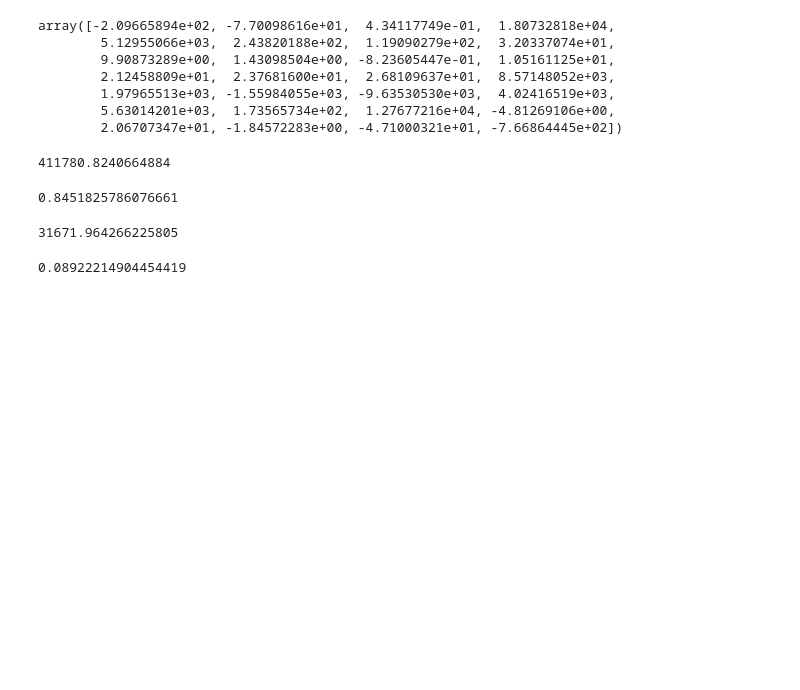
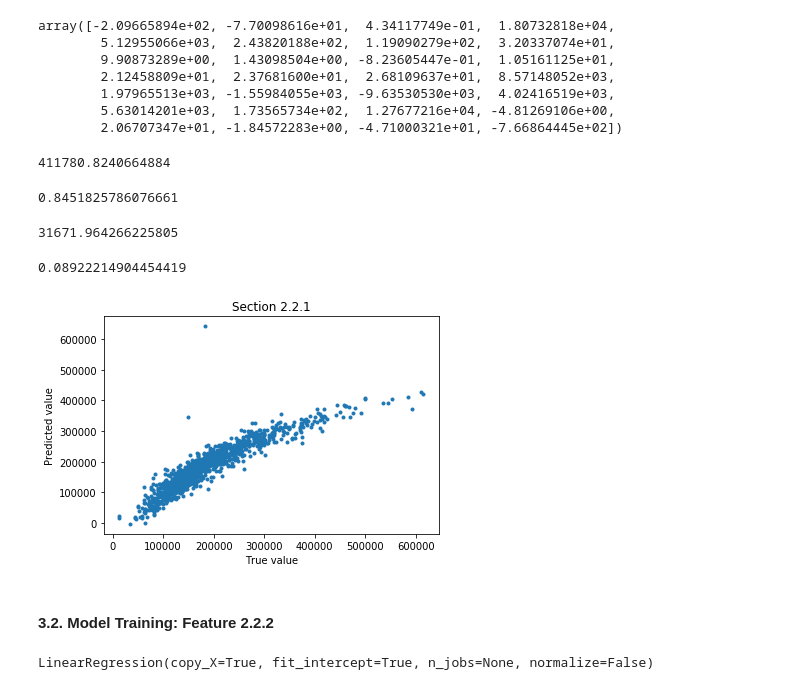
Before and after one commit to fahimhm/reg_model_exercise, a Jupyter notebook: Regression Model Practice.ipynb, the cells around one changed output. Drawn from its saved outputs; the diff is of its cells as text; code cells hidden in the pictures; blank space fills up the shorter version.

```diff
--- a/Regression Model Practice.ipynb
+++ b/Regression Model Practice.ipynb
@@ -211,11 +227,11 @@ reg_221.intercept_
 # %% [output]
 411780.8240664884
 # %%
-df_test = df_test.select_dtypes(exclude=['object'])
+df_test_221 = df_test.select_dtypes(exclude=['object'])
 # %%
-X_test = df_test.iloc[:,1:-1].values
-y_true = df_test['SalePrice'].values
+X_test_221 = df_test_221.iloc[:,1:-1].values
+y_true_221 = df_test_221['SalePrice'].values
 
-y_pred = reg_221.predict(X_test)
+y_pred_221 = reg_221.predict(X_test_221)
 # %%
 # R-square
@@ -243,0 +260,15 @@ df_test['Id'] = df_test['Id'].astype('Int64')
+# %%
+plt.plot(y_true_221, y_pred_221, '.')
+plt.title('Section 2.2.1')
+plt.xlabel('True value')
+plt.ylabel('Predicted value')
+plt.savefig('221.png')
+# %% [output]
+[figure, added]
+# %% [markdown]
+#### 3.2. Model Training: Feature 2.2.2
+# %%
+reg_222 = LinearRegression()
+reg_222.fit(X_222, y_222)
+# %% [output]
+LinearRegression(copy_X=True, fit_intercept=True, n_jobs=None, normalize=False)
```
Also changed, not shown: parts of 18 cells of this notebook, 3 other files.
